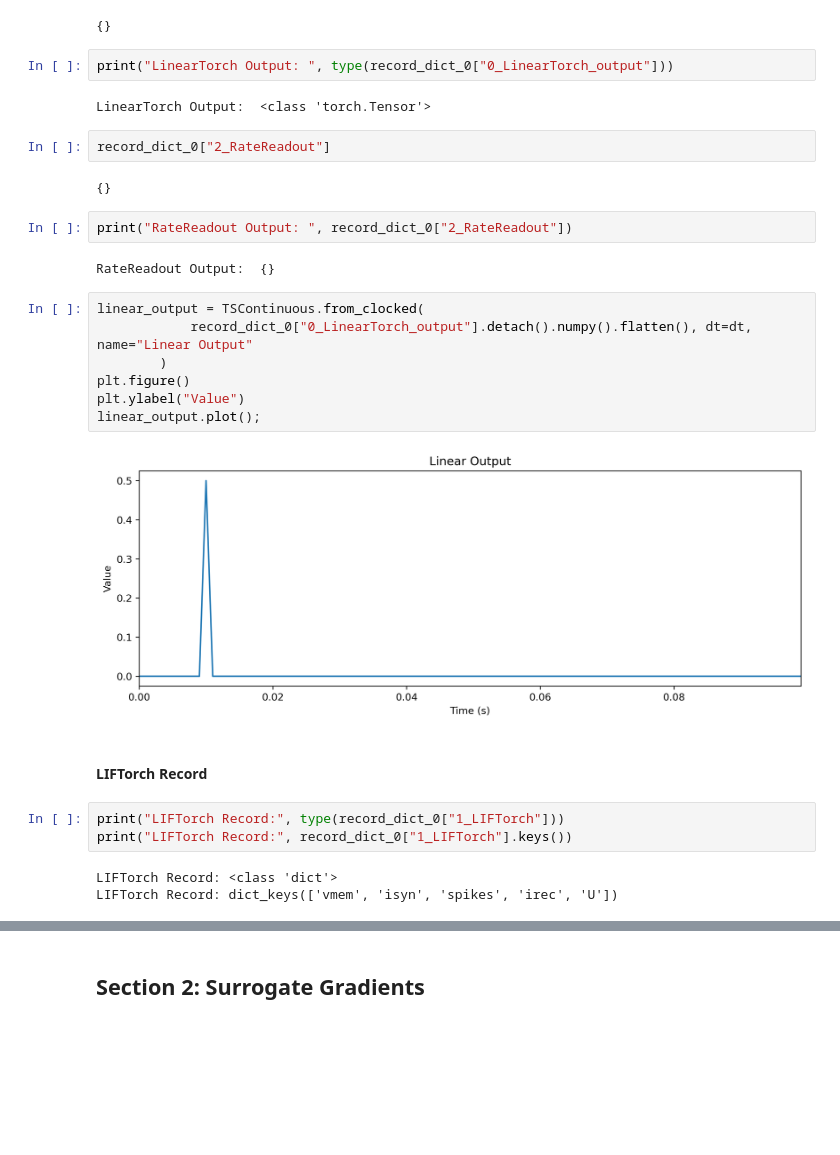
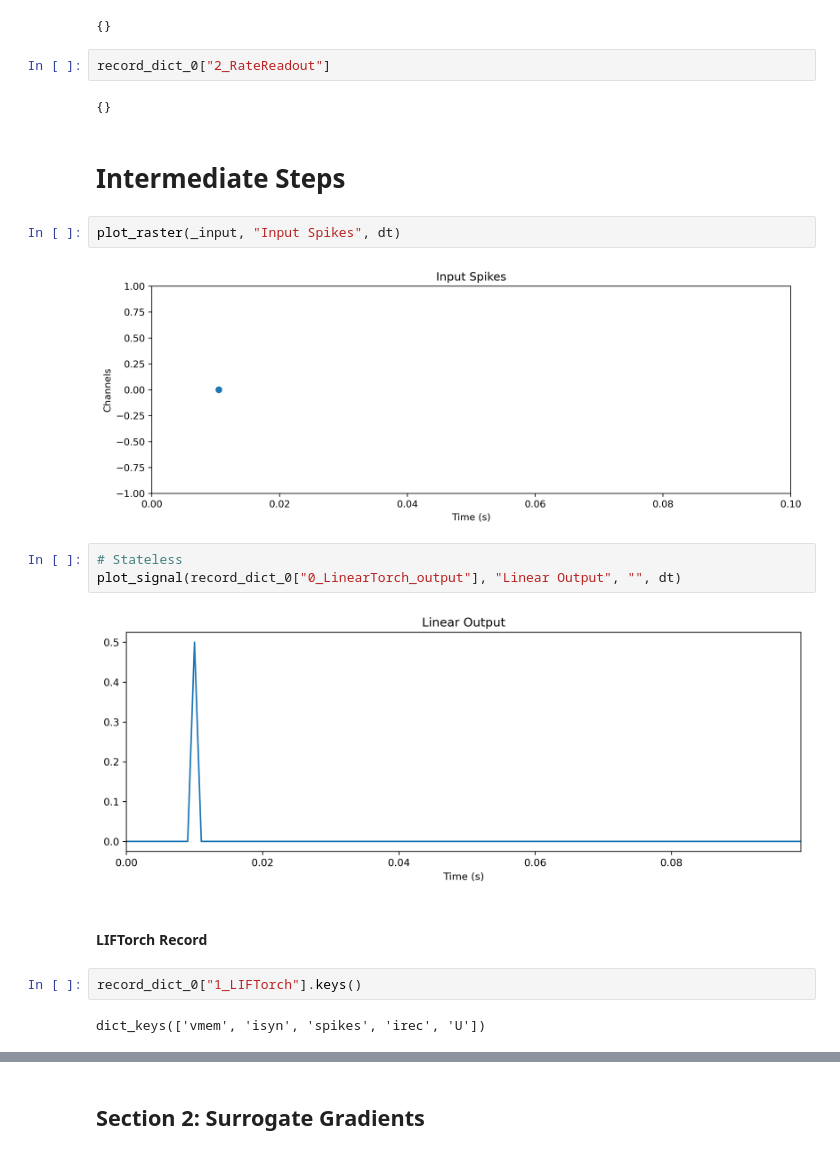
Before and after one commit to synsense/snn-workshop-amld-2022, a Jupyter notebook: 3. Training SNNs from scracth/training_snn_rate.ipynb, the cells around one changed output, grey strips where cells are left out. Cells and saved outputs as stored; diff of their text form; blank space fills up the shorter version.

```diff
--- a/3. Training SNNs from scracth/training_snn_rate.ipynb
+++ b/3. Training SNNs from scracth/training_snn_rate.ipynb
@@ -296,35 +131,27 @@ dict_keys(['0_LinearTorch', '0_LinearTorch_output', '1_LIFTorch', '1_LIFTorch_ou
 record_dict_0["0_LinearTorch"]
 # %% [output]
 {}
-# %%
-print("LinearTorch Output: ", type(record_dict_0["0_LinearTorch_output"]))
-# %% [output]
-LinearTorch Output:  <class 'torch.Tensor'>
 # %%
 record_dict_0["2_RateReadout"]
 # %% [output]
 {}
-# %%
-print("RateReadout Output: ", record_dict_0["2_RateReadout"])
-# %% [output]
-RateReadout Output:  {}
-# %%
-linear_output = TSContinuous.from_clocked(
-            record_dict_0["0_LinearTorch_output"].detach().numpy().flatten(), dt=dt, name="Linear Output"
-        )
-plt.figure()
-plt.ylabel("Value")
-linear_output.plot();
-# %% [output]
-[figure, removed]
+# %% [markdown]
+# Intermediate Steps
+# %%
+plot_raster(_input, "Input Spikes", dt)
+# %% [output]
+[figure, added]
+# %%
+# Stateless
+plot_signal(record_dict_0["0_LinearTorch_output"], "Linear Output", "", dt)
+# %% [output]
+[figure, added]
 # %% [markdown]
 #### LIFTorch Record
-# %%
-print("LIFTorch Record:", type(record_dict_0["1_LIFTorch"]))
-print("LIFTorch Record:", record_dict_0["1_LIFTorch"].keys())
-# %% [output]
-LIFTorch Record: <class 'dict'>
-LIFTorch Record: dict_keys(['vmem', 'isyn', 'spikes', 'irec', 'U'])
+# %%
+record_dict_0["1_LIFTorch"].keys()
+# %% [output]
+dict_keys(['vmem', 'isyn', 'spikes', 'irec', 'U'])
 # %%
 plot_LIF_record(record_dict_0['1_LIFTorch'], plot_Irec=True)
 # %% [output]
```
Also changed, not shown: parts of 32 cells of this notebook.
